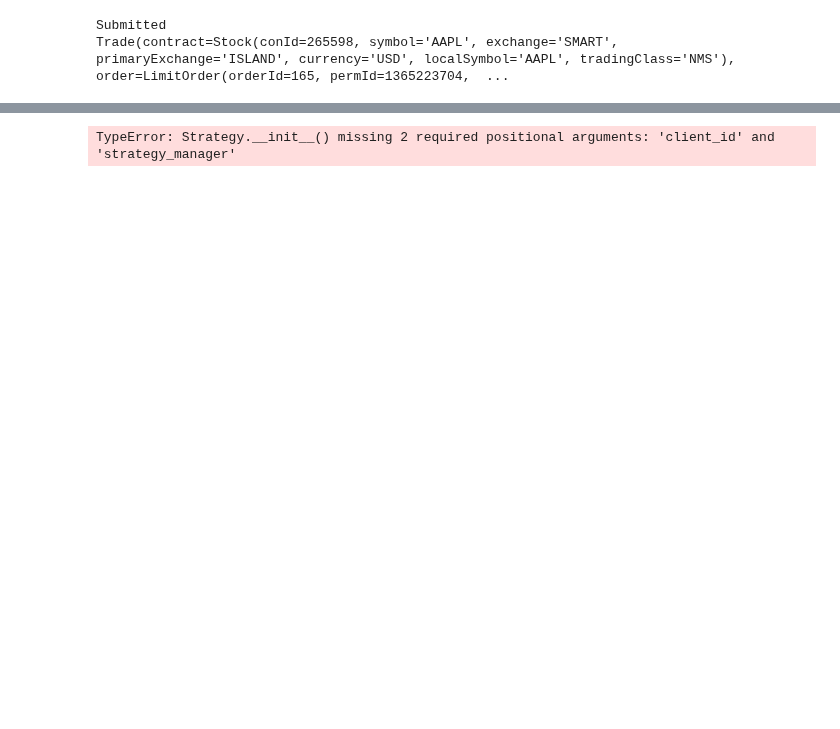
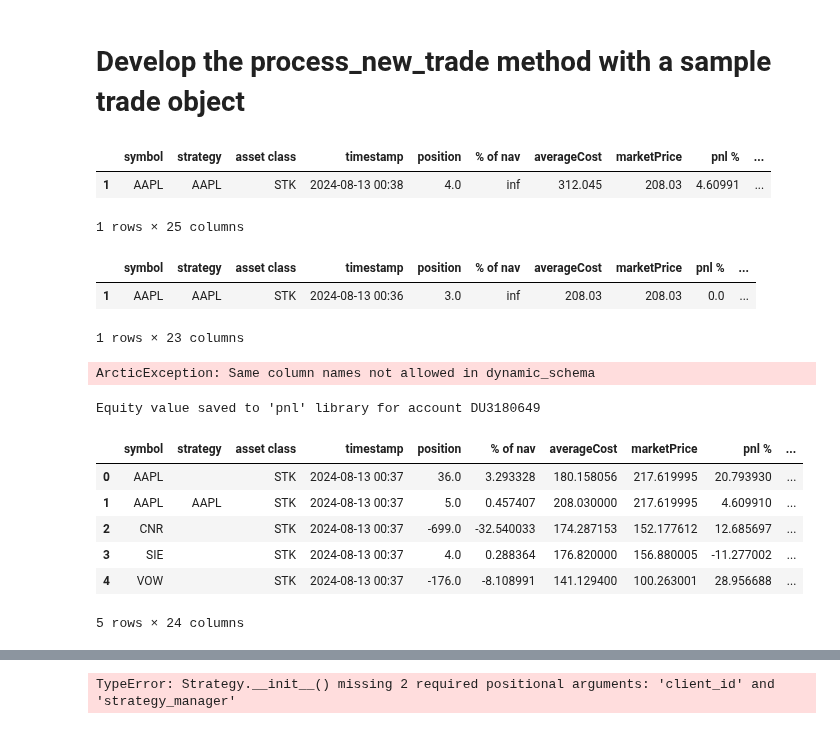
Before and after one commit to lowQuant/IB-Multi-Strategy-ATS, a Jupyter notebook: data_and_research/record_trade.ipynb, the cells around one changed output, grey strips where cells are left out. Cells and saved outputs as stored; diff of their text form; code cells hidden in the pictures; blank space fills up the shorter version.

Commit message:
modified process_new_methods

```diff
--- a/data_and_research/record_trade.ipynb
+++ b/data_and_research/record_trade.ipynb
@@ -591 +604,3 @@ Library(Arctic(config=S3(endpoint=s3.eu-central-1.amazonaws.com, bucket=lowquant
+# %% [markdown]
+# Develop the process_new_trade method with a sample trade object
 # %%
@@ -645,26 +607,0 @@ def on_fill( trade, fill):
-# %%
-# TRADE LOGIC
-
-# Add Trading logic
-contract = Stock('AAPL', 'SMART', 'USD')
-trade = trade(ib,contract,1,order_type='LMT',orderRef='JUPYTER', limit=99)
-
-    # Assign callbacks for order updates
-trade.fillEvent += on_fill
-
-ib.sleep(1)
-
-while True:
-    # This integrates the ib_insync event loop
-    # Additional strategy logic here
-    ib.sleep(1)
-    if trade.order and trade.orderStatus.status != "Cancelled":
-        #trade = ib.cancelOrder(trade.order)
-        print(trade.orderStatus.status)
-
-    if trade.orderStatus.status == 'Submitted':
-        print(trade)
-        break
-# %% [output]
-Submitted
-Trade(contract=Stock(conId=265598, symbol='AAPL', exchange='SMART', primaryExchange='ISLAND', currency='USD', localSymbol='AAPL', tradingClass='NMS'), order=LimitOrder(orderId=165, permId=1365223704,  ...
@@ -670,0 +659,6 @@ Trade(contract=Stock(conId=265598, symbol='AAPL', exchange='SMART', primaryExcha
+# %%
+df_merged
+# %% [output]
+|  | symbol | strategy | asset class | timestamp | position | % of nav | averageCost | marketPrice | pnl % | ... |
+| 1 | AAPL | AAPL | STK | 2024-08-13 00:38 | 4.0 | inf | 312.045 | 208.03 | 4.60991 | ... |
+1 rows × 25 columns
@@ -670,0 +717,11 @@ Trade(contract=Stock(conId=265598, symbol='AAPL', exchange='SMART', primaryExcha
+# %%
+df_merged
+# %% [output]
+|  | symbol | strategy | asset class | timestamp | position | % of nav | averageCost | marketPrice | pnl % | ... |
+| 1 | AAPL | AAPL | STK | 2024-08-13 00:36 | 3.0 | inf | 208.03 | 208.03 | 0.0 | ... |
+1 rows × 23 columns
+# %%
+df = self.match_ib_positions_with_arcticdb()
+df
+# %% [output]
+ArcticException: Same column names not allowed in dynamic_schema
@@ -670,0 +779,12 @@ Trade(contract=Stock(conId=265598, symbol='AAPL', exchange='SMART', primaryExcha
+# %%
+df = self.match_ib_positions_with_arcticdb()
+df
+# %% [output]
+Equity value saved to 'pnl' library for account DU3180649
+|  | symbol | strategy | asset class | timestamp | position | % of nav | averageCost | marketPrice | pnl % | ... |
+| 0 | AAPL |  | STK | 2024-08-13 00:37 | 36.0 | 3.293328 | 180.158056 | 217.619995 | 20.793930 | ... |
+| 1 | AAPL | AAPL | STK | 2024-08-13 00:37 | 5.0 | 0.457407 | 208.030000 | 217.619995 | 4.609910 | ... |
+| 2 | CNR |  | STK | 2024-08-13 00:37 | -699.0 | -32.540033 | 174.287153 | 152.177612 | 12.685697 | ... |
+| 3 | SIE |  | STK | 2024-08-13 00:37 | 4.0 | 0.288364 | 176.820000 | 156.880005 | -11.277002 | ... |
+| 4 | VOW |  | STK | 2024-08-13 00:37 | -176.0 | -8.108991 | 141.129400 | 100.263001 | 28.956688 | ... |
+5 rows × 24 columns
```
Also changed, not shown: parts of 25 cells of this notebook.
